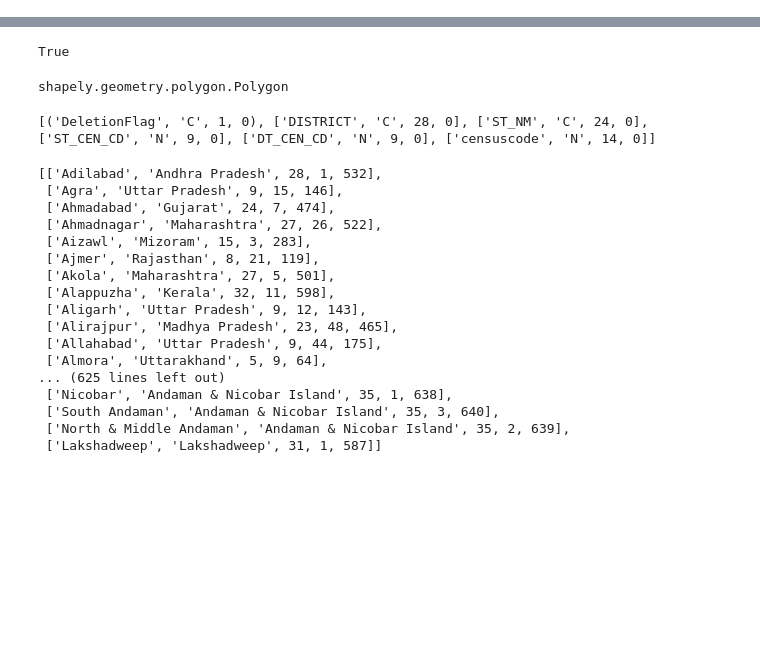
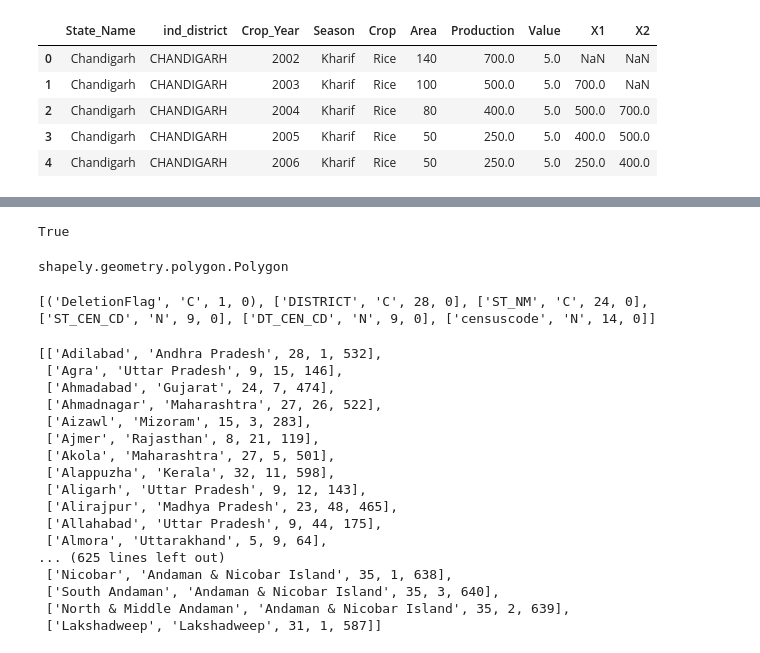
Before and after one commit to AkshanshChahal/ML-in-Agriculture, a Jupyter notebook: Satellite/Try Test Learn.ipynb, the cells around one changed output, grey strips where cells are left out. Cells and saved outputs as stored; diff of their text form; code cells hidden in the pictures; blank space fills up the shorter version.

```diff
--- a/Satellite/Try Test Learn.ipynb
+++ b/Satellite/Try Test Learn.ipynb
@@ -4,0 +43,20 @@ from shapely.geometry.polygon import Polygon
+# %%
+l = rice.shape[0]
+for row in range(0,l):
+    if row-1<0 or rice.iloc[row,1] != rice.iloc[row-1,1]:
+        continue
+    else:
+        rice.iloc[row,8] = rice.iloc[row-1,6]
+        if row-2<0 or rice.iloc[row,1] != rice.iloc[row-2,1]:
+            continue
+        else:
+            rice.iloc[row,9] = rice.iloc[row-2,6]
+# %%
+rice.head()
+# %% [output]
+|  | State_Name | ind_district | Crop_Year | Season | Crop | Area | Production | Value | X1 | X2 |
+| 0 | Chandigarh | CHANDIGARH | 2002 | Kharif | Rice | 140 | 700.0 | 5.0 | NaN | NaN |
+| 1 | Chandigarh | CHANDIGARH | 2003 | Kharif | Rice | 100 | 500.0 | 5.0 | 700.0 | NaN |
+| 2 | Chandigarh | CHANDIGARH | 2004 | Kharif | Rice | 80 | 400.0 | 5.0 | 500.0 | 700.0 |
+| 3 | Chandigarh | CHANDIGARH | 2005 | Kharif | Rice | 50 | 250.0 | 5.0 | 400.0 | 500.0 |
+| 4 | Chandigarh | CHANDIGARH | 2006 | Kharif | Rice | 50 | 250.0 | 5.0 | 250.0 | 400.0 |
```
Also changed, not shown: parts of 8 cells of this notebook, 3 other files.
